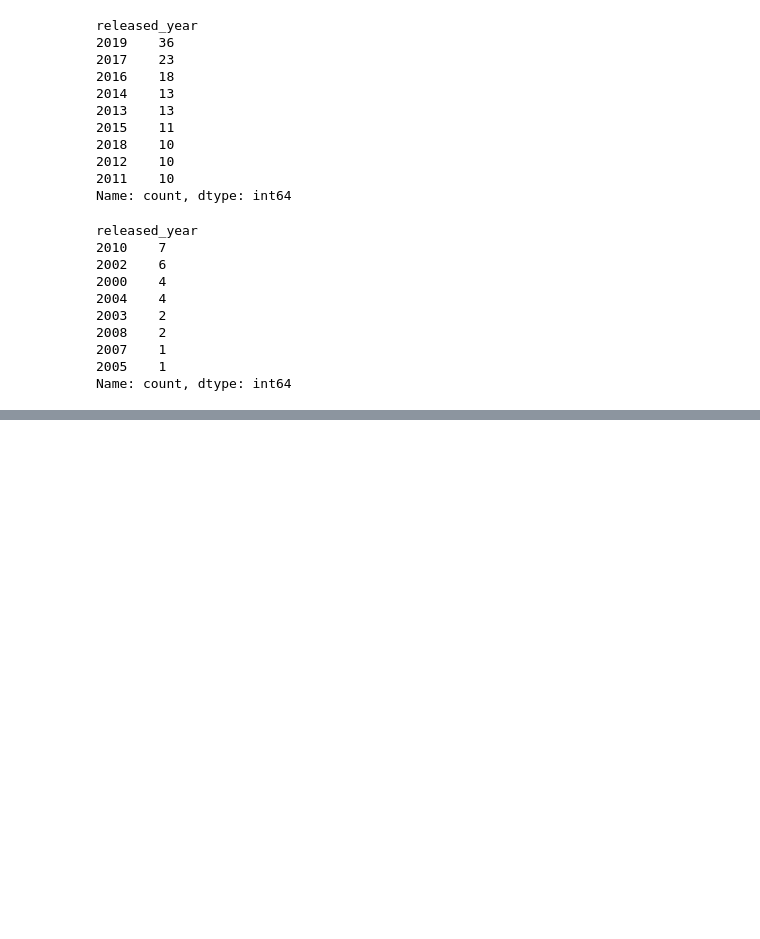
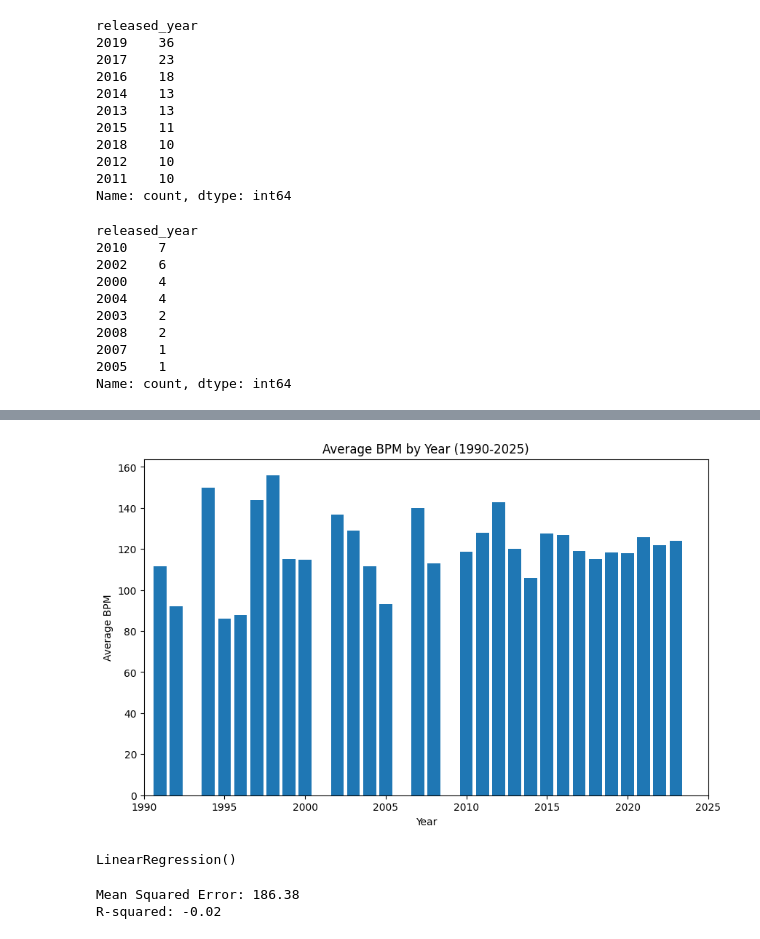
Before and after one commit to Molashhs/spotifyTCS, a Jupyter notebook: DSRP_Spotify_project.ipynb, the cells around one changed output, grey strips where cells are left out. Cells and saved outputs as stored; diff of their text form; code cells hidden in the pictures; blank space fills up the shorter version.

```diff
--- a/DSRP_Spotify_project.ipynb
+++ b/DSRP_Spotify_project.ipynb
@@ -290,0 +337,4 @@ plt.bar(spot210['released_year'],spot210['bpm'])
+# %%
+spotify = spotify.drop(574)
+#needed to get rid of this row due to it having string in a numerical column
+display(spotify.head())
@@ -290,0 +537,19 @@ plt.bar(spot210['released_year'],spot210['bpm'])
+# %%
+#Made a data frame for all the years from 1990-2026 to make it easier in genral.
+all_years = range(1990, 2026)
+average_bpms_by_year = {}
+
+for year in all_years:
+    year_data = spotify[spotify['released_year'] == year]
+    if not year_data.empty:
+        average_bpm = year_data['bpm'].mean()
+        average_bpms_by_year[year] = average_bpm
+    else:
+        average_bpms_by_year[year] = None
+
+# Create a DataFrame from the average BPMs by year
+average_bpm_df = pd.DataFrame.from_dict(average_bpms_by_year, orient='index', columns=['Average BPM'])
+average_bpm_df = average_bpm_df.dropna().reset_index()
+average_bpm_df.columns = ['Year', 'Average BPM']
+
+display(average_bpm_df.head())
@@ -290,0 +563,12 @@ plt.bar(spot210['released_year'],spot210['bpm'])
+# %%
+#Made a visualization of the averge BPM throughout the years to see patterns
+plt.figure(figsize=(10, 6))
+plt.bar(average_bpm_df['Year'], average_bpm_df['Average BPM'])
+plt.xlabel('Year')
+plt.ylabel('Average BPM')
+plt.title('Average BPM by Year (1990-2025)')
+plt.xlim(1990, 2025) # Set the x-axis limits
+plt.xticks(range(1990, 2026, 5)) # Set ticks every 5 years
+plt.show()
+# %% [output]
+[figure, added]
@@ -290,0 +582,18 @@ plt.bar(spot210['released_year'],spot210['bpm'])
+# %%
+# Created and trained the linear regression model
+model = LinearRegression()
+model.fit(X_train, y_train)
+# %% [output]
+LinearRegression()
+# %%
+# Evaluated the model
+y_pred = model.predict(X_test)
+
+mse = mean_squared_error(y_test, y_pred)
+r2 = r2_score(y_test, y_pred)
+
+print(f"Mean Squared Error: {mse:.2f}")
+print(f"R-squared: {r2:.2f}")
+# %% [output]
+Mean Squared Error: 186.38
+R-squared: -0.02
```
Also changed, not shown: parts of 41 cells of this notebook.
